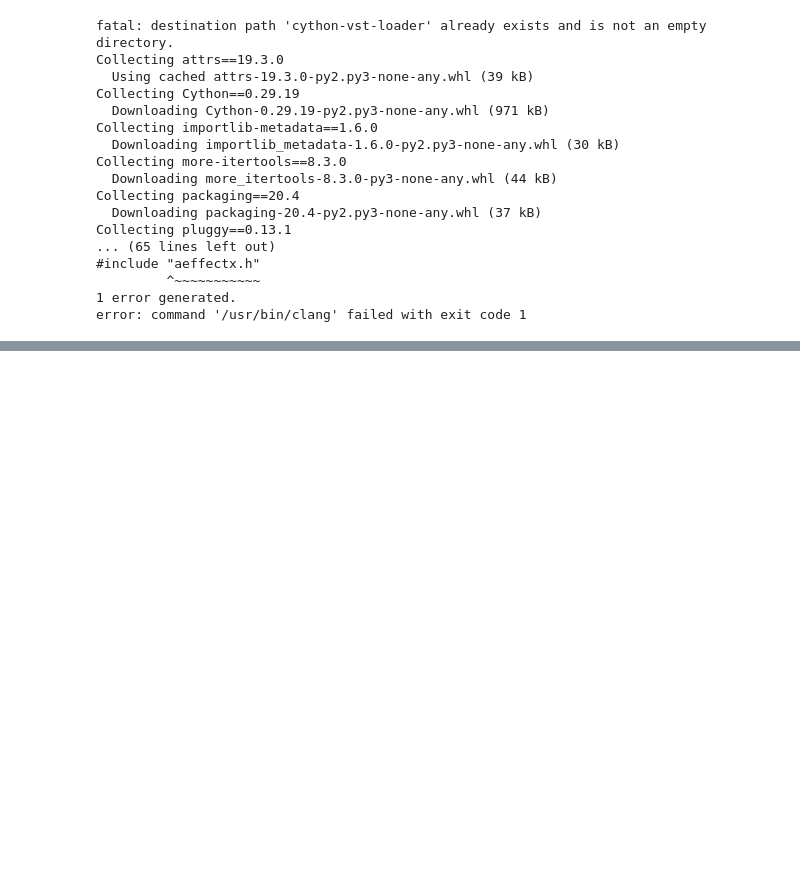
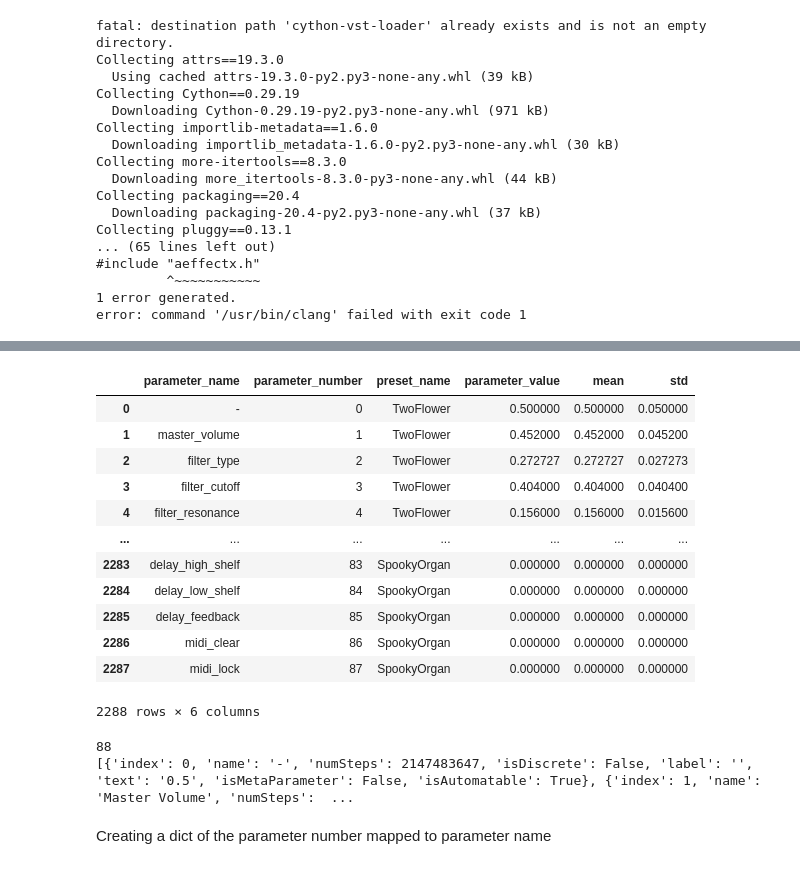
Before and after one commit to VedantKalbag/AmbientMusicSynthesis, a Jupyter notebook: src/prototyping.ipynb, the cells around one changed output, grey strips where cells are left out. Saved outputs shown, nothing was run; the diff lists cells and outputs as text; code cells hidden in the pictures; blank space fills up the shorter version.

```diff
--- a/src/dataset_creation.ipynb
+++ b/src/prototyping.ipynb
@@ -191,0 +239,3 @@ error: command '/usr/bin/clang' failed with exit code 1
+# %%
+# Load a pre-saved state
+synth.load_state('../resources/plugins/params/save_states/BasePad')
@@ -191,0 +254,3 @@ error: command '/usr/bin/clang' failed with exit code 1
+# %%
+import pandas as pd
+master_parameters = pd.DataFrame()
@@ -191,0 +298,16 @@ error: command '/usr/bin/clang' failed with exit code 1
+# %%
+master_parameters
+# %% [output]
+|  | parameter_name | parameter_number | preset_name | parameter_value | mean | std |
+| 0 | - | 0 | TwoFlower | 0.500000 | 0.500000 | 0.050000 |
+| 1 | master_volume | 1 | TwoFlower | 0.452000 | 0.452000 | 0.045200 |
+| 2 | filter_type | 2 | TwoFlower | 0.272727 | 0.272727 | 0.027273 |
+| 3 | filter_cutoff | 3 | TwoFlower | 0.404000 | 0.404000 | 0.040400 |
+| 4 | filter_resonance | 4 | TwoFlower | 0.156000 | 0.156000 | 0.015600 |
+| ... | ... | ... | ... | ... | ... | ... |
+| 2283 | delay_high_shelf | 83 | SpookyOrgan | 0.000000 | 0.000000 | 0.000000 |
+| 2284 | delay_low_shelf | 84 | SpookyOrgan | 0.000000 | 0.000000 | 0.000000 |
+| 2285 | delay_feedback | 85 | SpookyOrgan | 0.000000 | 0.000000 | 0.000000 |
+| 2286 | midi_clear | 86 | SpookyOrgan | 0.000000 | 0.000000 | 0.000000 |
+| 2287 | midi_lock | 87 | SpookyOrgan | 0.000000 | 0.000000 | 0.000000 |
+2288 rows × 6 columns
@@ -191,0 +316,9 @@ error: command '/usr/bin/clang' failed with exit code 1
+# %%
+# Get a list of dictionaries where each dictionary describes a controllable parameter.
+print(len(synth.get_parameters_description()))
+print(synth.get_parameters_description())
+# %% [output]
+88
+[{'index': 0, 'name': '-', 'numSteps': 2147483647, 'isDiscrete': False, 'label': '', 'text': '0.5', 'isMetaParameter': False, 'isAutomatable': True}, {'index': 1, 'name': 'Master Volume', 'numSteps':  ...
+# %% [markdown]
+Creating a dict of the parameter number mapped to parameter name
```
Also changed, not shown: parts of 21 cells of this notebook, 54 other files.
